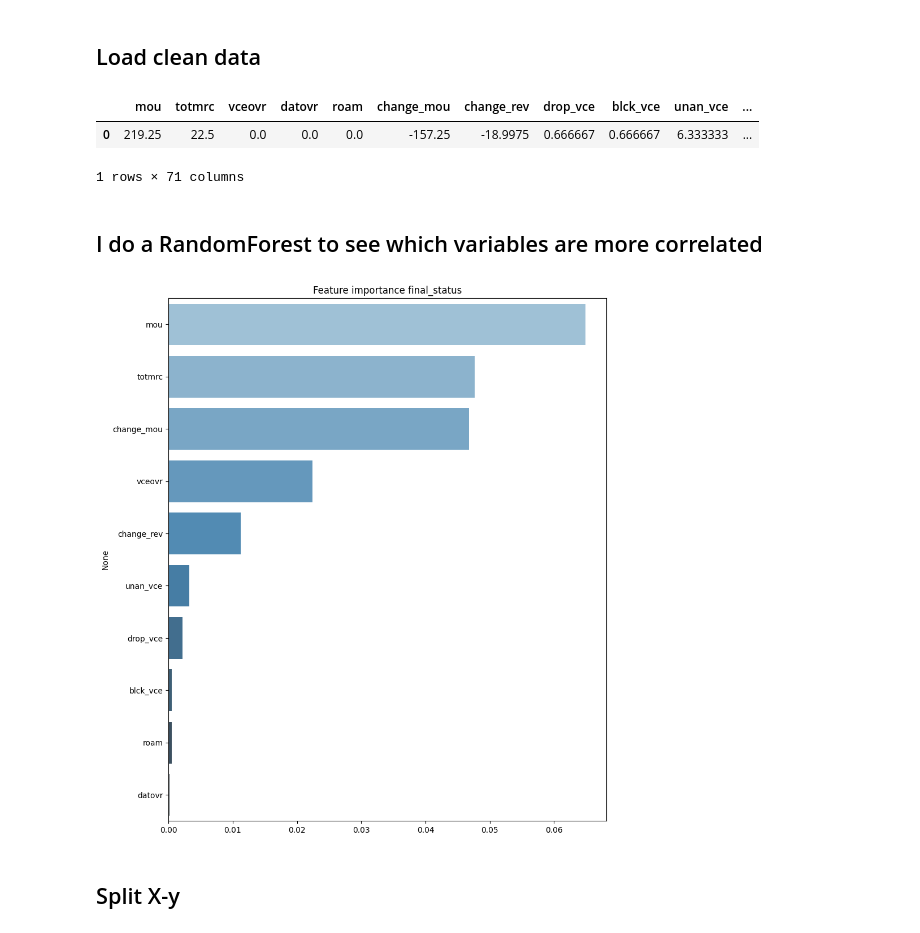
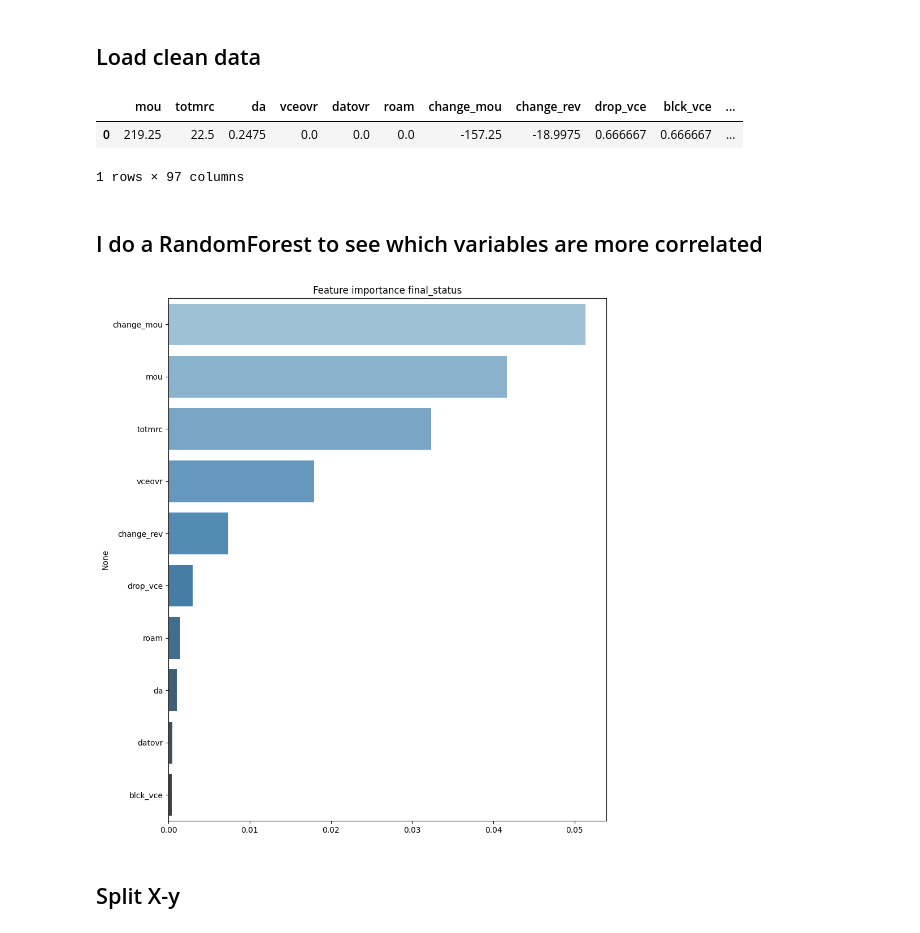
Before and after one commit to haroldavis/Project-ML-Servicenow, a Jupyter notebook: ml_model.ipynb, the cells around one changed output. Cells and saved outputs as stored; diff of their text form; code cells hidden in the pictures.

```diff
--- a/ml_model.ipynb
+++ b/ml_model.ipynb
@@ -28,12 +28,12 @@ from catboost import CatBoostClassifier
 # %% [markdown]
 ## Load clean data
 # %%
-df = pd.read_csv('./EDA/clean_train_test.csv')
+df = pd.read_csv('./EDA/clean_train_test_v1.csv')
 df.head(1)
 # %% [output]
-|  | mou | totmrc | vceovr | datovr | roam | change_mou | change_rev | drop_vce | blck_vce | unan_vce | ... |
-| 0 | 219.25 | 22.5 | 0.0 | 0.0 | 0.0 | -157.25 | -18.9975 | 0.666667 | 0.666667 | 6.333333 | ... |
+|  | mou | totmrc | da | vceovr | datovr | roam | change_mou | change_rev | drop_vce | blck_vce | ... |
+| 0 | 219.25 | 22.5 | 0.2475 | 0.0 | 0.0 | 0.0 | -157.25 | -18.9975 | 0.666667 | 0.666667 | ... |
-1 rows × 71 columns
+1 rows × 97 columns
 # %%
 df_id_customer_train = df['Customer_ID']
 #df_id_customer_predicr = df_predecir2['Customer_ID']
@@ -58,7 +58,7 @@ plt.title("Feature importance {}".format('final_status'))
 ax = sns.barplot(y=imp.index, x=imp.values, palette="Blues_d", orient='h')
 plt.show()
 # %% [output]
-[figure, old version]
+[figure, new version]
 # %% [markdown]
 ## Split X-y
 # %%
```
Also changed, not shown: parts of 17 cells of this notebook, 4 other files.
